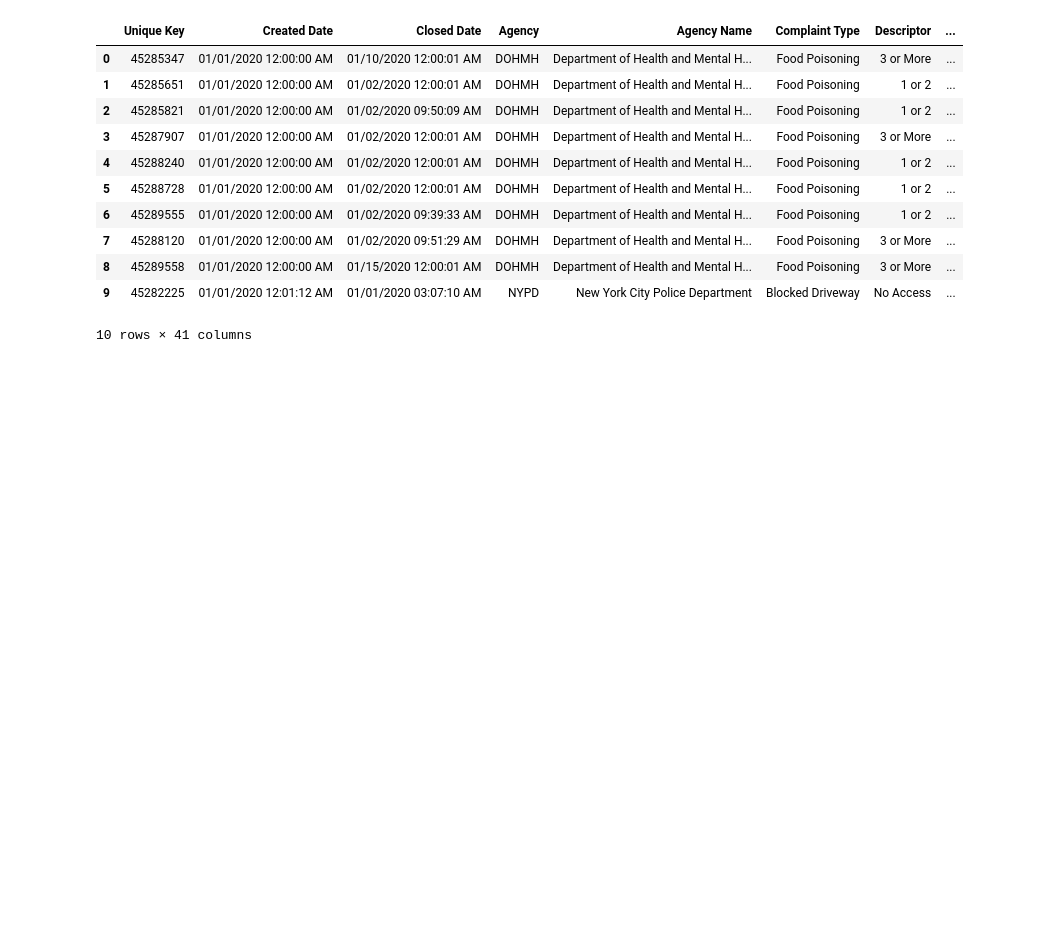
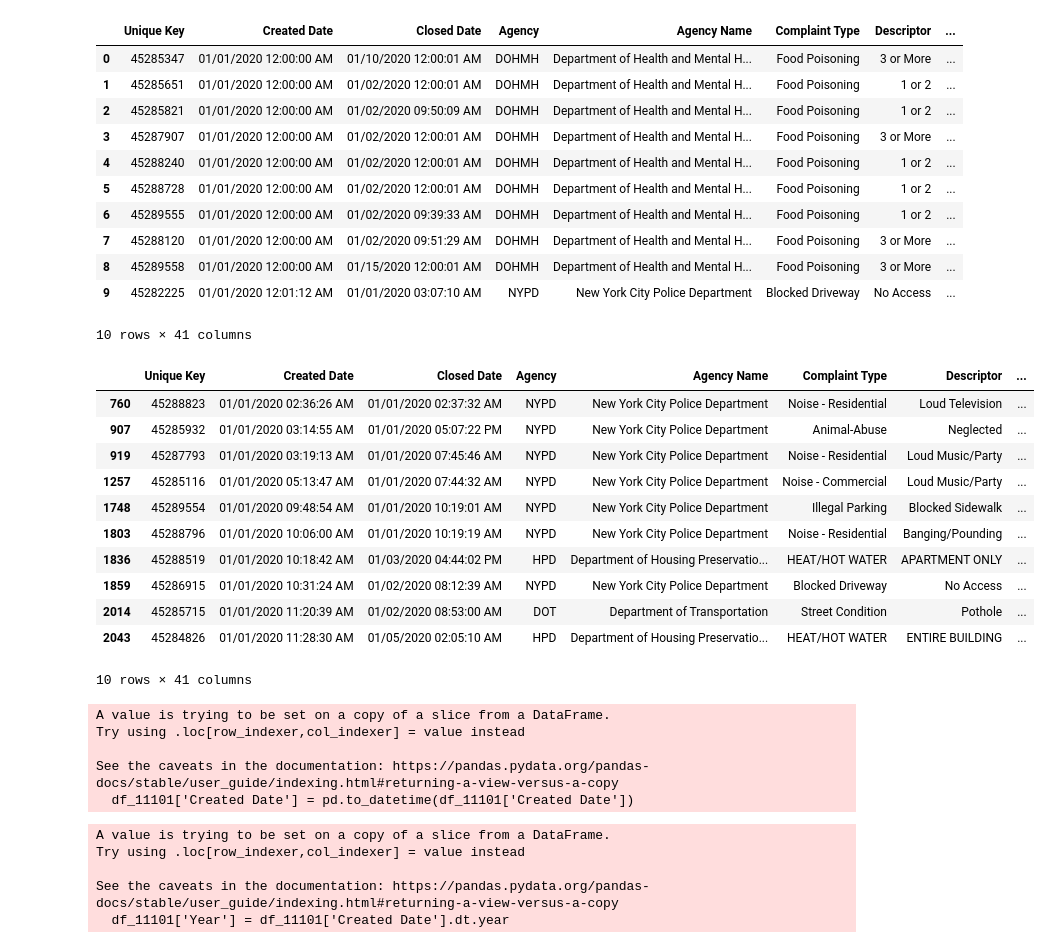
Before and after one commit to zoeyzqi/Final-Project-TFA, a Jupyter notebook: Top10.ipynb, the cells around one changed output. Drawn from its saved outputs; the diff is of its cells as text; code cells hidden in the pictures; blank space fills up the shorter version.

```diff
--- a/Top10.ipynb
+++ b/Top10.ipynb
@@ -83,3 +83,40 @@ df.head(10)
 | 8 | 45289558 | 01/01/2020 12:00:00 AM | 01/15/2020 12:00:01 AM | DOHMH | Department of Health and Mental H... | Food Poisoning | 3 or More | ... |
 | 9 | 45282225 | 01/01/2020 12:01:12 AM | 01/01/2020 03:07:10 AM | NYPD | New York City Police Department | Blocked Driveway | No Access | ... |
 10 rows × 41 columns
+# %%
+#Define Zip code and filter data
+zip_code = 11101
+df_11101 = df[df['Incident Zip'] == zip_code]
+# %%
+df_11101.head(10)
+# %% [output]
+|  | Unique Key | Created Date | Closed Date | Agency | Agency Name | Complaint Type | Descriptor | ... |
+| 760 | 45288823 | 01/01/2020 02:36:26 AM | 01/01/2020 02:37:32 AM | NYPD | New York City Police Department | Noise - Residential | Loud Television | ... |
+| 907 | 45285932 | 01/01/2020 03:14:55 AM | 01/01/2020 05:07:22 PM | NYPD | New York City Police Department | Animal-Abuse | Neglected | ... |
+| 919 | 45287793 | 01/01/2020 03:19:13 AM | 01/01/2020 07:45:46 AM | NYPD | New York City Police Department | Noise - Residential | Loud Music/Party | ... |
+| 1257 | 45285116 | 01/01/2020 05:13:47 AM | 01/01/2020 07:44:32 AM | NYPD | New York City Police Department | Noise - Commercial | Loud Music/Party | ... |
+| 1748 | 45289554 | 01/01/2020 09:48:54 AM | 01/01/2020 10:19:01 AM | NYPD | New York City Police Department | Illegal Parking | Blocked Sidewalk | ... |
+| 1803 | 45288796 | 01/01/2020 10:06:00 AM | 01/01/2020 10:19:19 AM | NYPD | New York City Police Department | Noise - Residential | Banging/Pounding | ... |
+| 1836 | 45288519 | 01/01/2020 10:18:42 AM | 01/03/2020 04:44:02 PM | HPD | Department of Housing Preservatio... | HEAT/HOT WATER | APARTMENT ONLY | ... |
+| 1859 | 45286915 | 01/01/2020 10:31:24 AM | 01/02/2020 08:12:39 AM | NYPD | New York City Police Department | Blocked Driveway | No Access | ... |
+| 2014 | 45285715 | 01/01/2020 11:20:39 AM | 01/02/2020 08:53:00 AM | DOT | Department of Transportation | Street Condition | Pothole | ... |
+| 2043 | 45284826 | 01/01/2020 11:28:30 AM | 01/05/2020 02:05:10 AM | HPD | Department of Housing Preservatio... | HEAT/HOT WATER | ENTIRE BUILDING | ... |
+10 rows × 41 columns
+# %%
+#Convert the column into datetime
+df_11101['Created Date'] = pd.to_datetime(df_11101['Created Date'])
+# %% [output]
+A value is trying to be set on a copy of a slice from a DataFrame.
+Try using .loc[row_indexer,col_indexer] = value instead
+
+See the caveats in the documentation: https://pandas.pydata.org/pandas-docs/stable/user_guide/indexing.html#returning-a-view-versus-a-copy
+  df_11101['Created Date'] = pd.to_datetime(df_11101['Created Date'])
+# %%
+#Extract the year from the date
+df_11101['Year'] = df_11101['Created Date'].dt.year
+# %% [output]
+A value is trying to be set on a copy of a slice from a DataFrame.
+Try using .loc[row_indexer,col_indexer] = value instead
+
+See the caveats in the documentation: https://pandas.pydata.org/pandas-docs/stable/user_guide/indexing.html#returning-a-view-versus-a-copy
+  df_11101['Year'] = df_11101['Created Date'].dt.year
```
Also changed, not shown: parts of 6 cells of this notebook.
